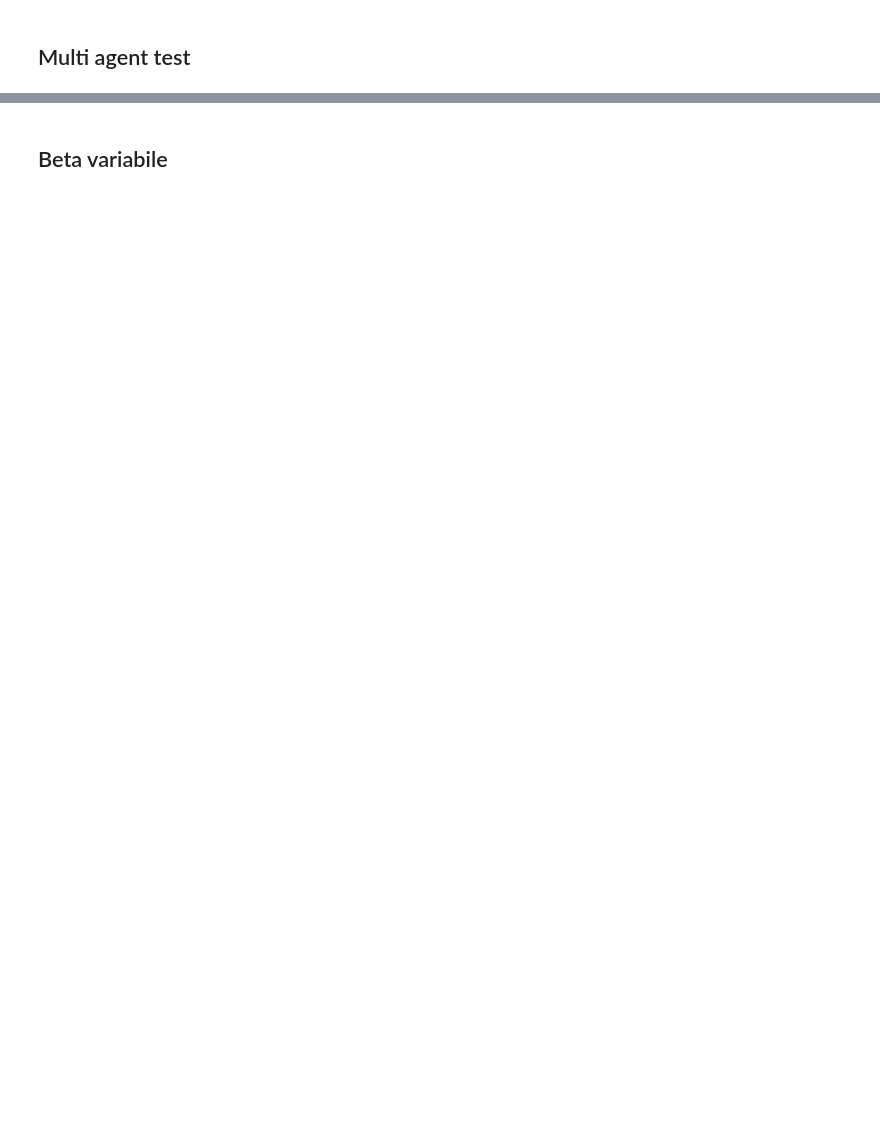
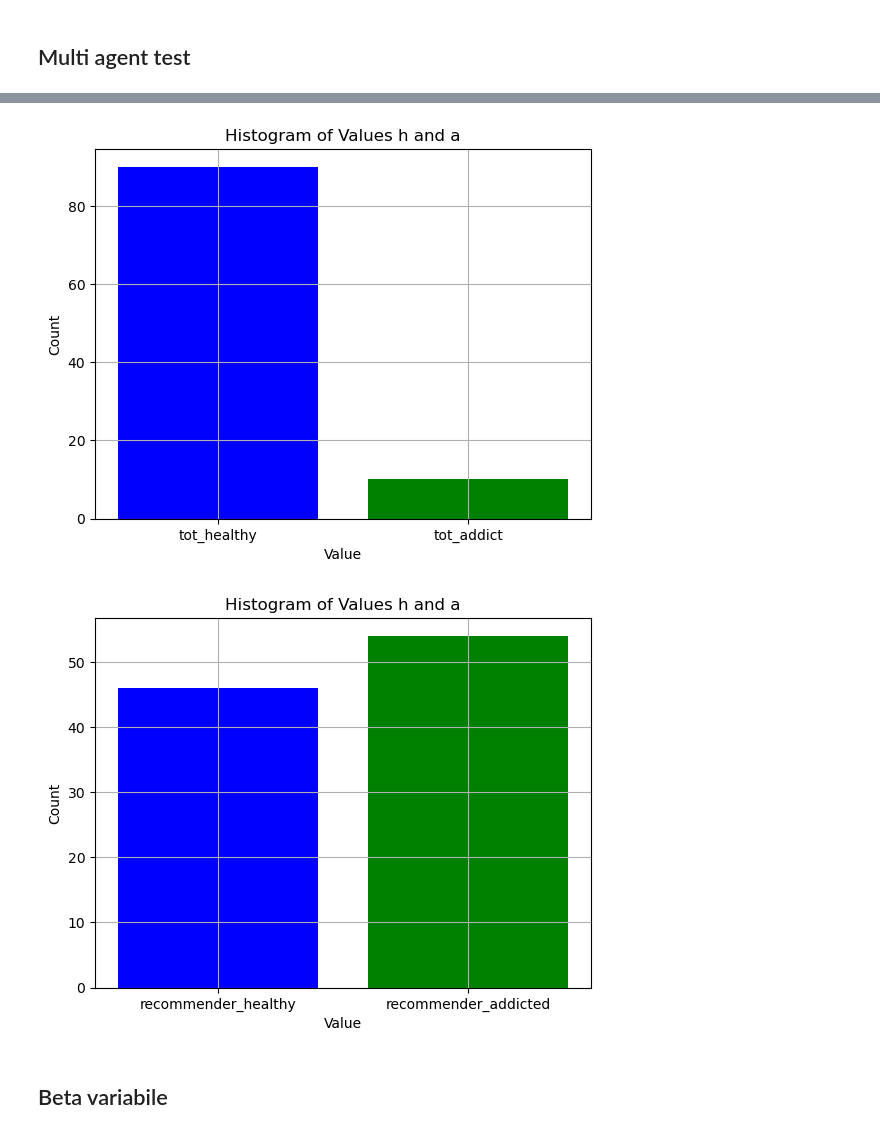
Before and after one commit to Gabriele-Maggi/ProgettoIA-2024, a Jupyter notebook: Notebooks/EnvTest.ipynb, the cells around one changed output, grey strips where cells are left out. Drawn from its saved outputs; the diff is of its cells as text; code cells hidden in the pictures; blank space fills up the shorter version.

```diff
--- a/Notebooks/EnvTest.ipynb
+++ b/Notebooks/EnvTest.ipynb
@@ -664,3 +697,23 @@ pbar_a.close()
+# %%
+plt.figure()
+
+plt.bar(['tot_healthy', 'tot_addict'], [tot_healthy, tot_addict], color=['blue', 'green'])
+plt.xlabel('Value')
+plt.ylabel('Count')
+plt.title('Histogram of Values h and a')
+plt.grid(True)
+plt.show()
+
+
+plt.bar(['recommender_healthy', 'recommender_addicted'], [recommender_h, recommender_a], color=['blue', 'green'])
+plt.xlabel('Value')
+plt.ylabel('Count')
+plt.title('Histogram of Values h and a')
+plt.grid(True)
+plt.show()
+# %% [output]
+[figure, added]
+[figure, added]
 # %% [markdown]
 ## Beta variabile
 # %%
```
Also changed, not shown: parts of 8 cells of this notebook, 1 other file.
